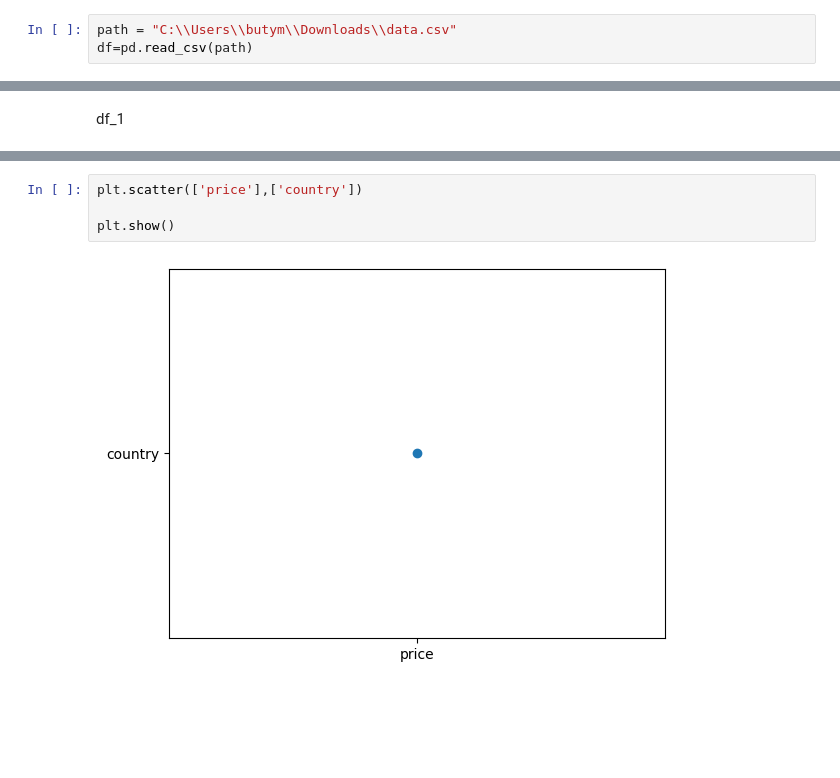
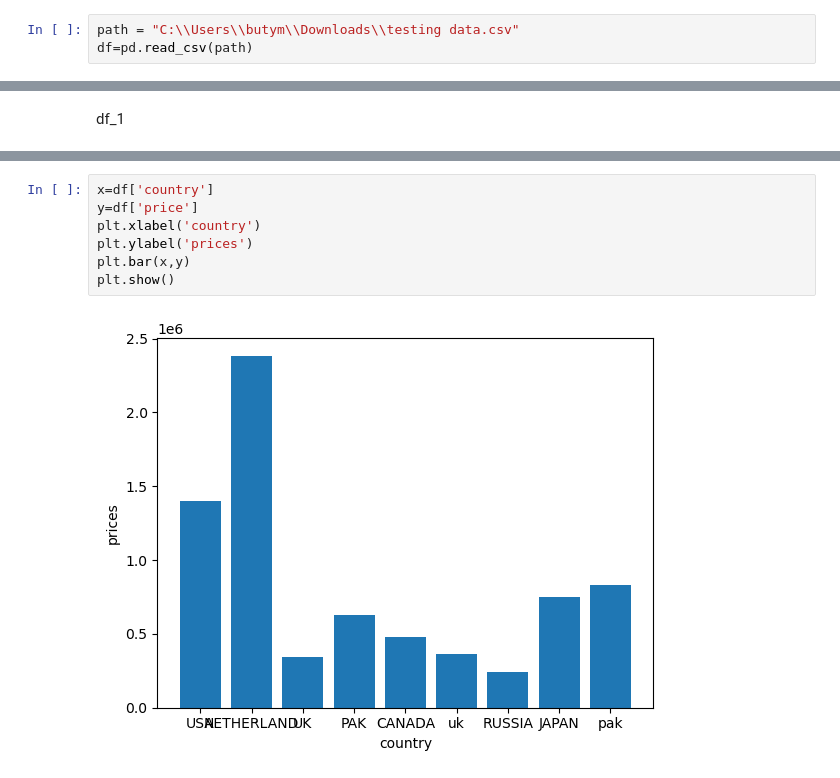
Before and after one commit to moeen507/CUSTOMER-SEGMENTATION-ANALYSIS-, a Jupyter notebook: customer data (2).ipynb, the cells around one changed output, grey strips where cells are left out. Cells and saved outputs as stored; diff of their text form; blank space fills up the shorter version.

```diff
--- a/customer data (2).ipynb
+++ b/customer data (2).ipynb
@@ -7,5 +10,5 @@ from sklearn.model_selection import train_test_split
 # %%
-path = "C:\\Users\\butym\\Downloads\\data.csv"
+path = "C:\\Users\\butym\\Downloads\\testing data.csv"
 df=pd.read_csv(path)
 # %%
 df
@@ -247,7 +239,10 @@ df.sort_values(by="condition",ascending=True)
 # %%
-plt.scatter(['price'],['country'])
-
+x=df['country']
+y=df['price']
+plt.xlabel('country')
+plt.ylabel('prices')
+plt.bar(x,y)
 plt.show()
 # %% [output]
-[figure, old version]
+[figure, new version]
 # %%
```
Also changed, not shown: parts of 26 cells of this notebook.
